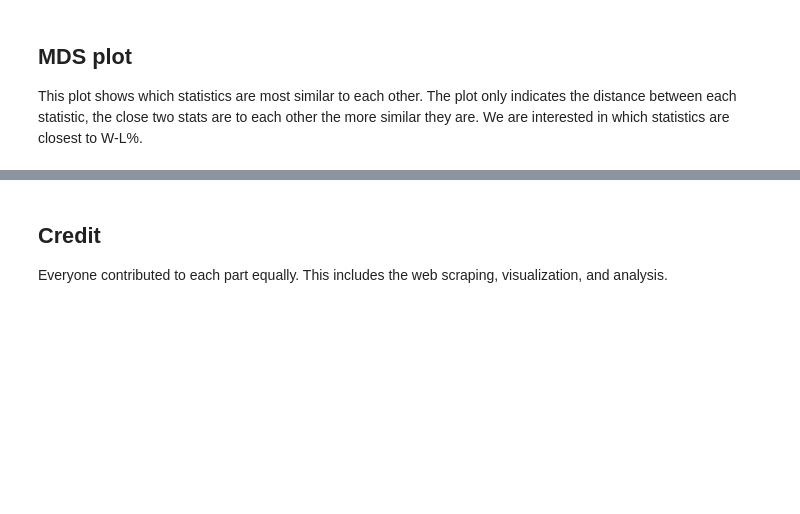
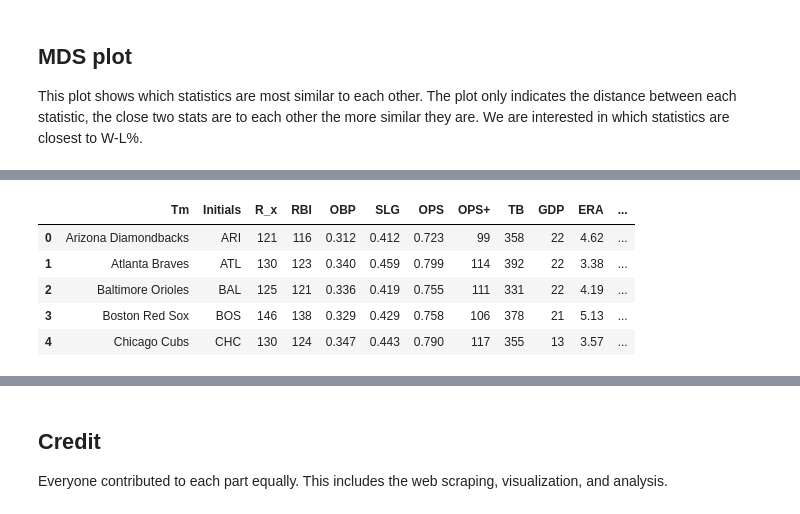
Before and after one commit to marcosfassiob/cmda3654_project, a Jupyter notebook: Project3.ipynb, the cells around one changed output, grey strips where cells are left out. Cells and saved outputs as stored; diff of their text form; code cells hidden in the pictures; blank space fills up the shorter version.

```diff
--- a/Project3.ipynb
+++ b/Project3.ipynb
@@ -350,0 +307,16 @@ Using this normalized data, we can see how teams compare to the league average i
+# %%
+batting_data_2023 = pd.read_csv("data/batting_2023.csv")
+pitching_data_2023 = pd.read_csv("data/pitching_2023.csv")
+baseball_data_2023 = pd.merge(batting_data_2023, pitching_data_2023, on=["Tm"])
+
+team_initials = ["ARI", "ATL", "BAL", "BOS", "CHC", "CWS", "CIN", "CLE", "COL", "DET", "HOU", "KC", "LAA", "LAD", "MIA",
+                 "MIL", "MIN", "NYM", "NYY", "OAK", "PHI", "PIT", "SD", "SEA", "SF" , "STL", "TB", "TEX", "TOR", "WSH"]
+baseball_data_2023.insert(1, "Initials", team_initials)
+baseball_data_2023.head()
+# %% [output]
+|  | Tm | Initials | R_x | RBI | OBP | SLG | OPS | OPS+ | TB | GDP | ERA | ... |
+| 0 | Arizona Diamondbacks | ARI | 121 | 116 | 0.312 | 0.412 | 0.723 | 99 | 358 | 22 | 4.62 | ... |
+| 1 | Atlanta Braves | ATL | 130 | 123 | 0.340 | 0.459 | 0.799 | 114 | 392 | 22 | 3.38 | ... |
+| 2 | Baltimore Orioles | BAL | 125 | 121 | 0.336 | 0.419 | 0.755 | 111 | 331 | 22 | 4.19 | ... |
+| 3 | Boston Red Sox | BOS | 146 | 138 | 0.329 | 0.429 | 0.758 | 106 | 378 | 21 | 5.13 | ... |
+| 4 | Chicago Cubs | CHC | 130 | 124 | 0.347 | 0.443 | 0.790 | 117 | 355 | 13 | 3.57 | ... |
```
Also changed, not shown: parts of 29 cells of this notebook, 2 other files.
